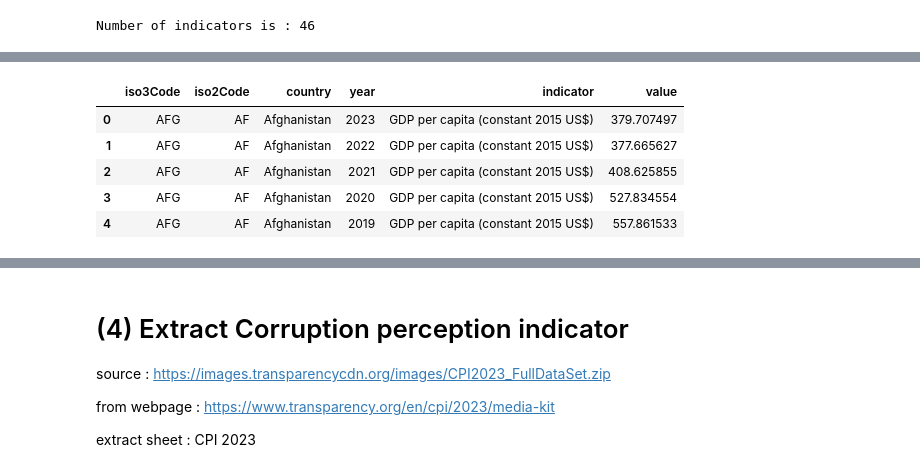
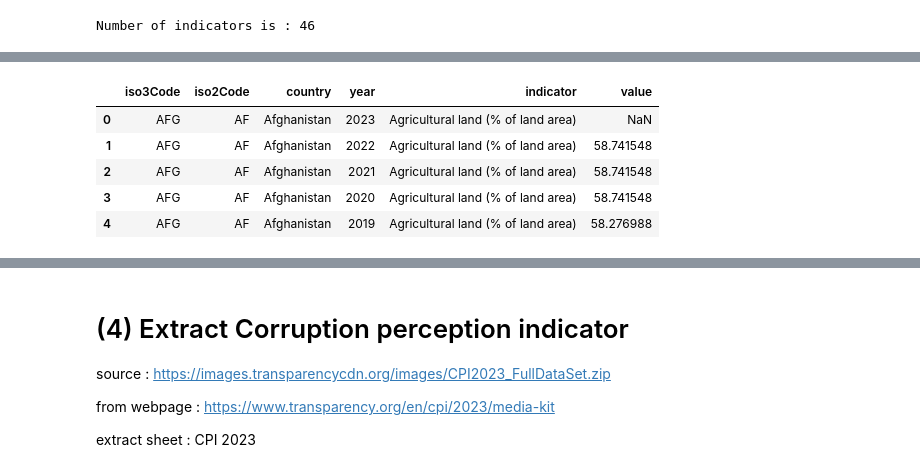
Before and after one commit to nazimben25/Project4_Group4_Immigration_to_canada, a Jupyter notebook: Data_collection.ipynb, the cells around one changed output, grey strips where cells are left out. Saved outputs shown, nothing was run; the diff lists cells and outputs as text; code cells hidden in the pictures.

Commit message:
data_collection : code modification to change from dropping nan value to replace them with other previous cell value

```diff
--- a/Data_collection.ipynb
+++ b/Data_collection.ipynb
@@ -701,14 +665,13 @@ country SXM indicator SH.XPD.GHED.PP.CD
 # %%
 ## Create DF with the previous output
 
-macro_eco_data_df = pd.DataFrame(macro_eco_data_list)
-macro_eco_data_df = macro_eco_data_df.dropna(how='all')
+raw_macrodata_df = pd.DataFrame(macro_eco_data_list)
 
-macro_eco_data_df.head()
+raw_macrodata_df.head()
 # %% [output]
 |  | iso3Code | iso2Code | country | year | indicator | value |
-| 0 | AFG | AF | Afghanistan | 2023 | GDP per capita (constant 2015 US$) | 379.707497 |
-| 1 | AFG | AF | Afghanistan | 2022 | GDP per capita (constant 2015 US$) | 377.665627 |
-| 2 | AFG | AF | Afghanistan | 2021 | GDP per capita (constant 2015 US$) | 408.625855 |
-| 3 | AFG | AF | Afghanistan | 2020 | GDP per capita (constant 2015 US$) | 527.834554 |
-| 4 | AFG | AF | Afghanistan | 2019 | GDP per capita (constant 2015 US$) | 557.861533 |
+| 0 | AFG | AF | Afghanistan | 2023 | Agricultural land (% of land area) | NaN |
+| 1 | AFG | AF | Afghanistan | 2022 | Agricultural land (% of land area) | 58.741548 |
+| 2 | AFG | AF | Afghanistan | 2021 | Agricultural land (% of land area) | 58.741548 |
+| 3 | AFG | AF | Afghanistan | 2020 | Agricultural land (% of land area) | 58.741548 |
+| 4 | AFG | AF | Afghanistan | 2019 | Agricultural land (% of land area) | 58.276988 |
```
Also changed, not shown: parts of 27 cells of this notebook, 2 other files.
